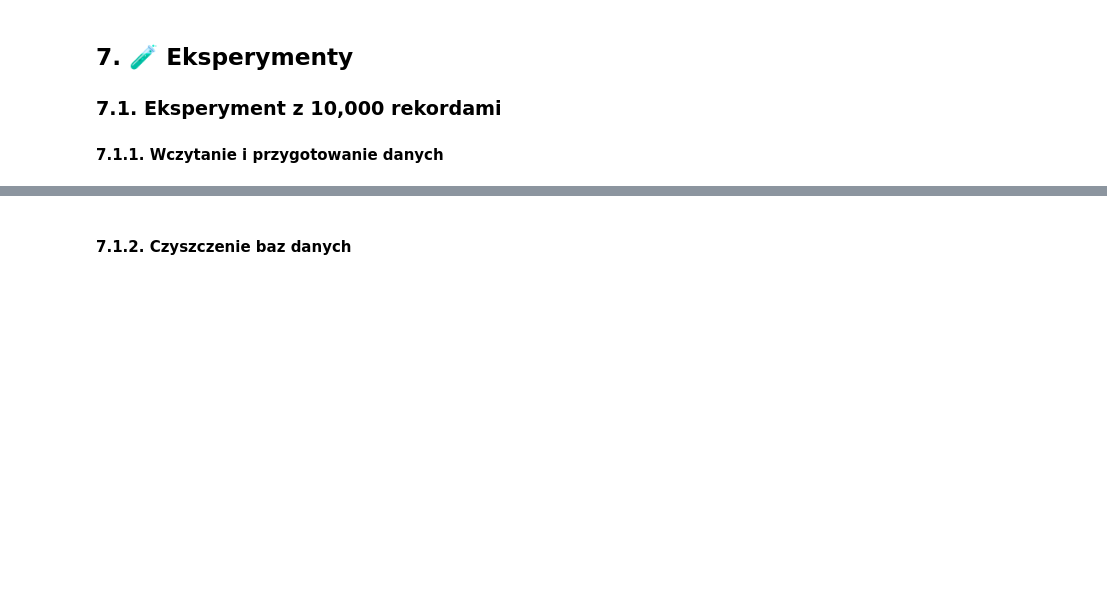
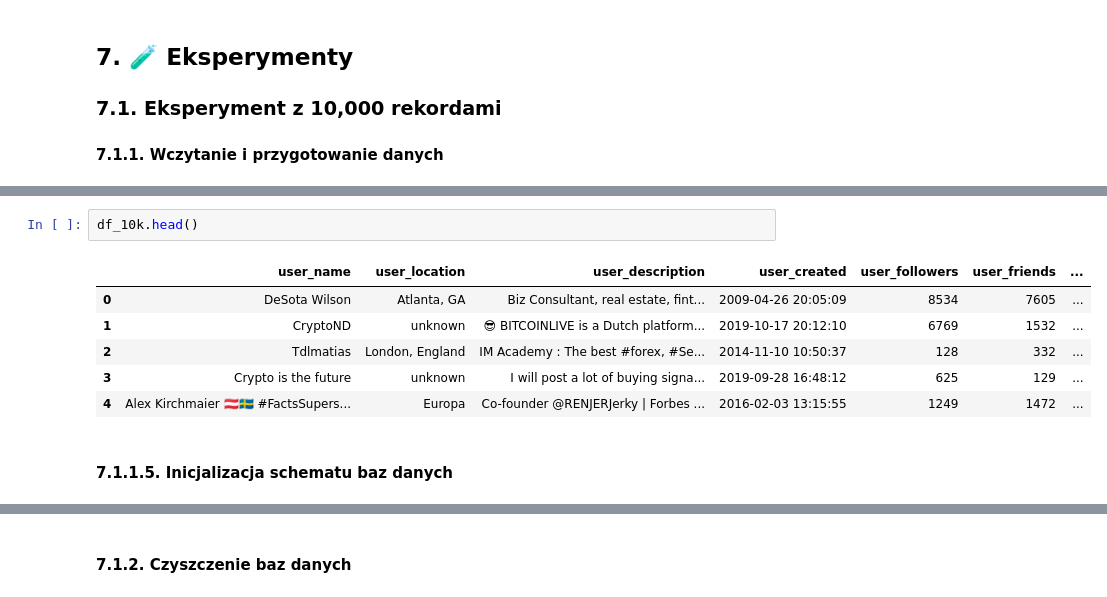
Before and after one commit to hubertwojcik/crypto-data-postgres-mongo-benchmark, a Jupyter notebook: benchmark_analysis.ipynb, the cells around one changed output, grey strips where cells are left out. Drawn from its saved outputs; the diff is of its cells as text; blank space fills up the shorter version.

```diff
--- a/benchmark_analysis.ipynb
+++ b/benchmark_analysis.ipynb
@@ -222,0 +272,11 @@ EKSPERYMENT: 10,000 rekordów
+# %%
+df_10k.head()
+# %% [output]
+|  | user_name | user_location | user_description | user_created | user_followers | user_friends | ... |
+| 0 | DeSota Wilson | Atlanta, GA | Biz Consultant, real estate, fint... | 2009-04-26 20:05:09 | 8534 | 7605 | ... |
+| 1 | CryptoND | unknown | 😎 BITCOINLIVE is a Dutch platform... | 2019-10-17 20:12:10 | 6769 | 1532 | ... |
+| 2 | Tdlmatias | London, England | IM Academy : The best #forex, #Se... | 2014-11-10 10:50:37 | 128 | 332 | ... |
+| 3 | Crypto is the future | unknown | I will post a lot of buying signa... | 2019-09-28 16:48:12 | 625 | 129 | ... |
+| 4 | Alex Kirchmaier 🇦🇹🇸🇪 #FactsSupers... | Europa | Co-founder @RENJERJerky | Forbes ... | 2016-02-03 13:15:55 | 1249 | 1472 | ... |
+# %% [markdown]
+#### 7.1.1.5. Inicjalizacja schematu baz danych
```
Also changed, not shown: parts of 36 cells of this notebook, 22 other files.
